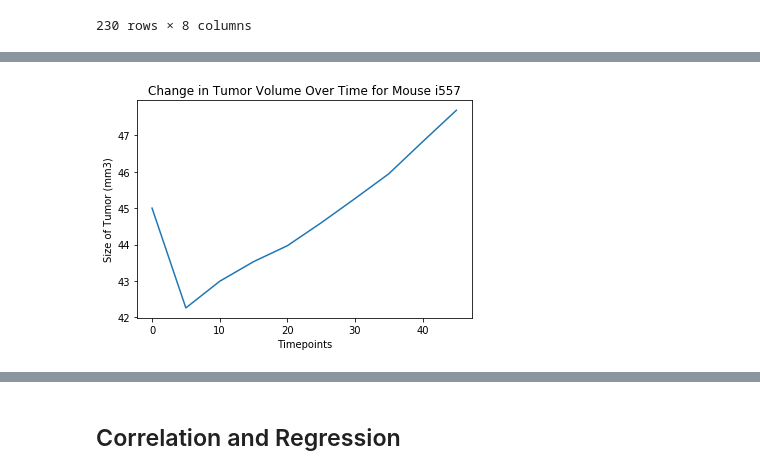
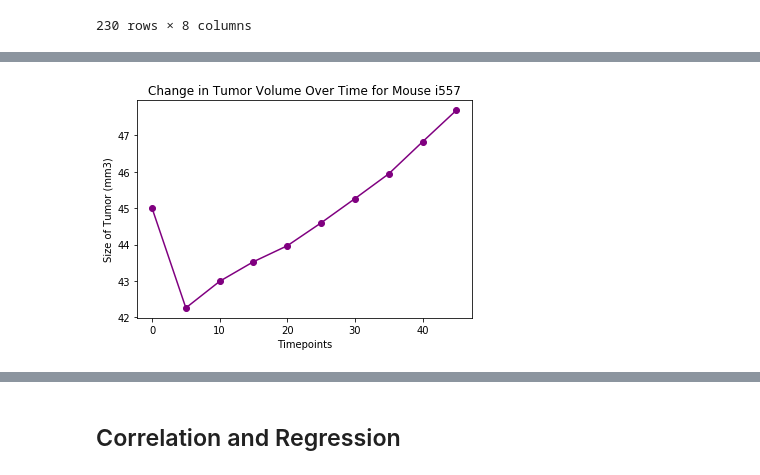
Before and after one commit to kflores56/Pharmaceutical-Analysis, a Jupyter notebook: Pymaceuticals/pymaceuticals_starter.ipynb, the cells around one changed output, grey strips where cells are left out. Saved outputs shown, nothing was run; the diff lists cells and outputs as text; code cells hidden in the pictures.

```diff
--- a/Pymaceuticals/pymaceuticals_starter.ipynb
+++ b/Pymaceuticals/pymaceuticals_starter.ipynb
@@ -397,18 +428,18 @@ mouse
 # %%
 # Generate a line plot of tumor volume vs. time point for a mouse treated with Capomulin
 #Define variables
 x_axis = mouse['Timepoint']
 y_axis = mouse['Tumor Volume (mm3)']
 
 # Create a graph based upon the list and array we have created
-plt.plot(x_axis, y_axis)
+plt.plot(x_axis, y_axis, marker='o', color="purple")
 
 # Labels
 plt.xlabel('Timepoints')
 plt.ylabel('Size of Tumor (mm3)')
 plt.title('Change in Tumor Volume Over Time for Mouse i557')
 
 # Show the graph that we have created
 plt.show()
 # %% [output]
-[figure, old version]
+[figure, new version]
```
Also changed, not shown: parts of 8 cells of this notebook.
